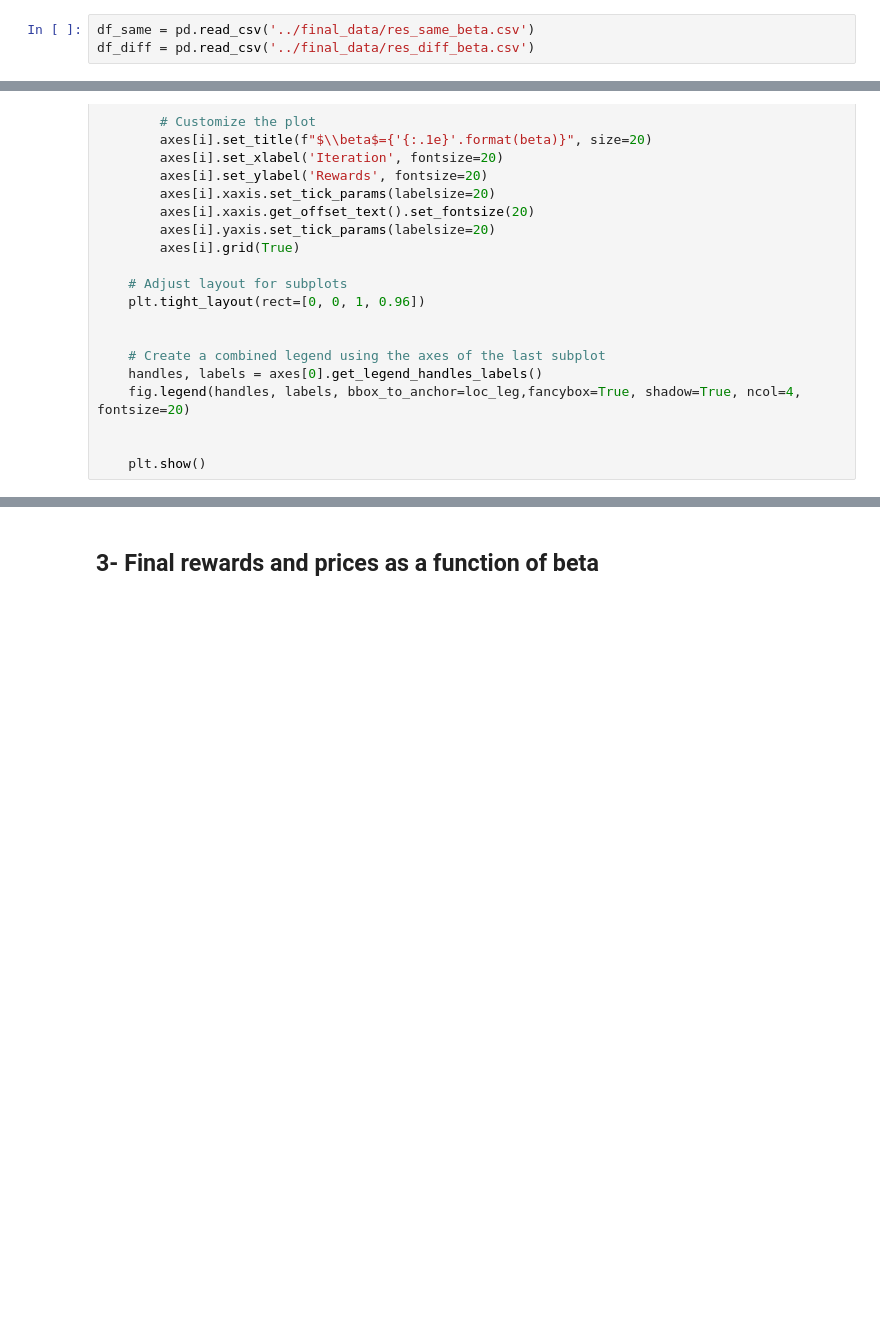
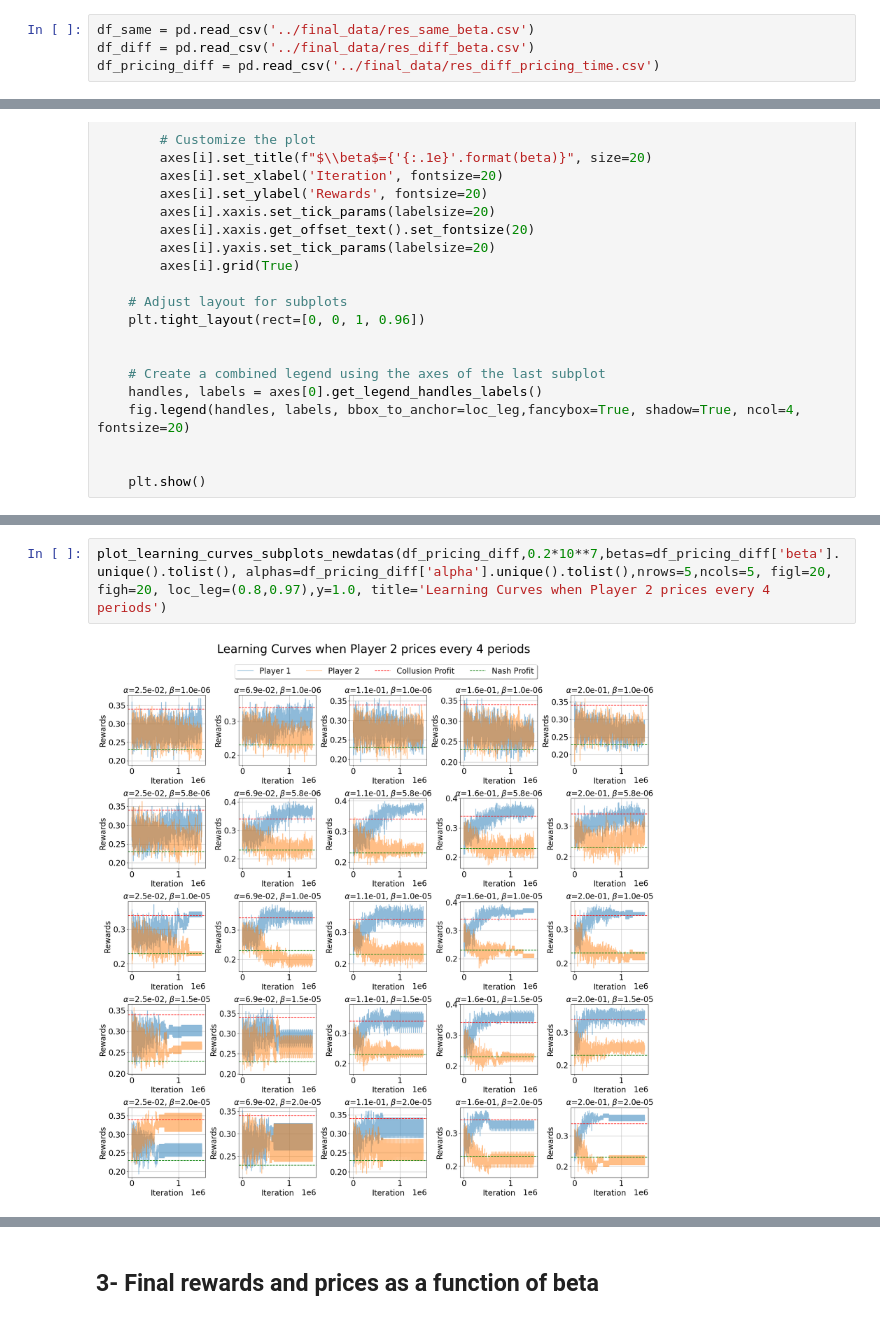
Before and after one commit to Suzie14/RLandPricing, a Jupyter notebook: notebooks/main.ipynb, the cells around one changed output, grey strips where cells are left out. Cells and saved outputs as stored; diff of their text form; blank space fills up the shorter version.

```diff
--- a/notebooks/main.ipynb
+++ b/notebooks/main.ipynb
@@ -10,6 +10,7 @@ from matplotlib.lines import Line2D
 # %%
 df_same = pd.read_csv('../final_data/res_same_beta.csv')
 df_diff = pd.read_csv('../final_data/res_diff_beta.csv')
+df_pricing_diff = pd.read_csv('../final_data/res_diff_pricing_time.csv')
 # %%
 #Convert into int if digit
 def convert_into_digit(df):
@@ -208,0 +324,4 @@ plot_learning_curves_subplots(lc_df_diff,10**7,sorted(df_same['beta'].unique()),
+# %%
+plot_learning_curves_subplots_newdatas(df_pricing_diff,0.2*10**7,betas=df_pricing_diff['beta'].unique().tolist(), alphas=df_pricing_diff['alpha'].unique().tolist(),nrows=5,ncols=5, figl=20, figh=20, loc_leg=(0.8,0.97),y=1.0, title='Learning Curves when Player 2 prices every 4 periods')
+# %% [output]
+[figure, added]
```
Also changed, not shown: parts of 29 cells of this notebook, 2 other files.
